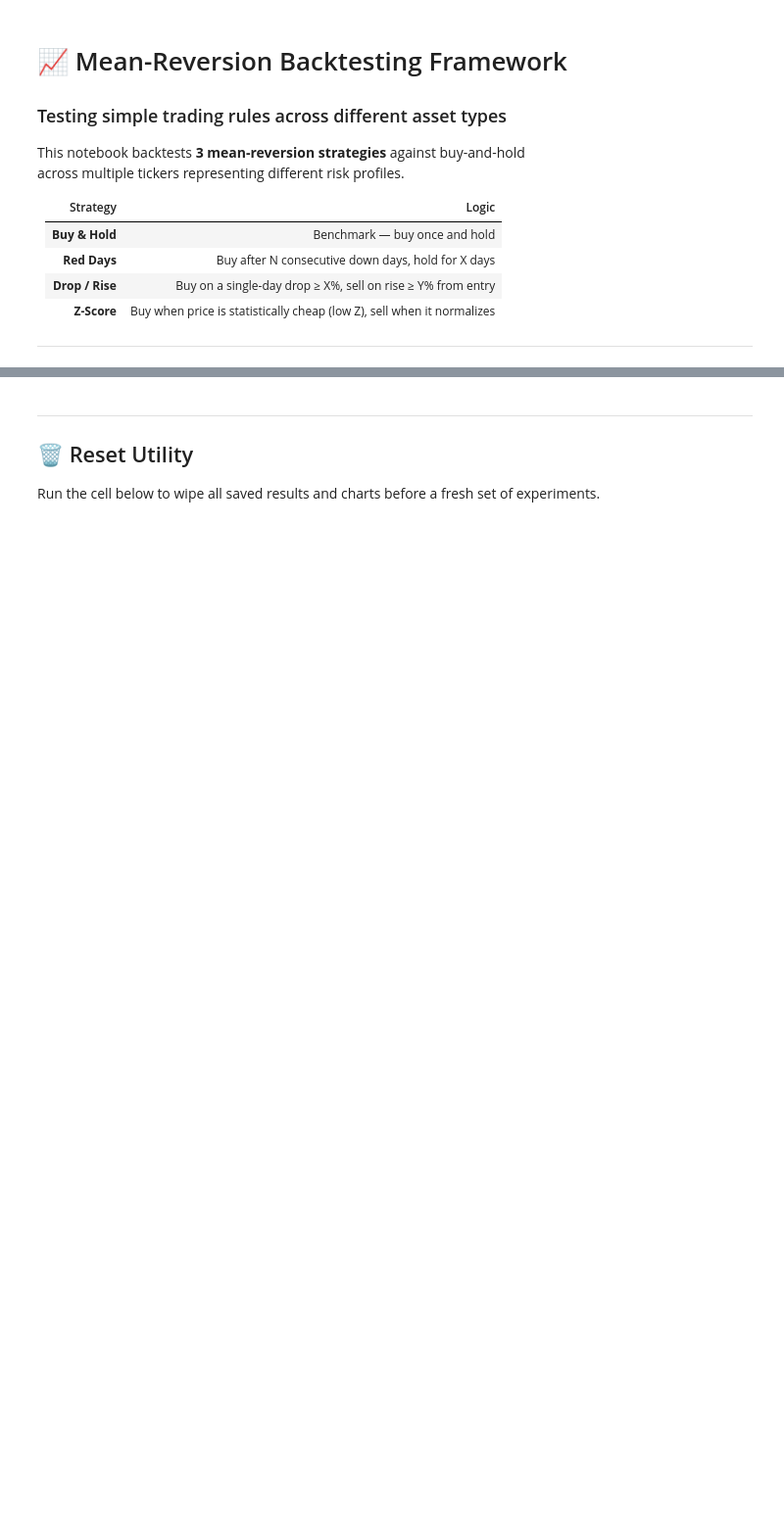
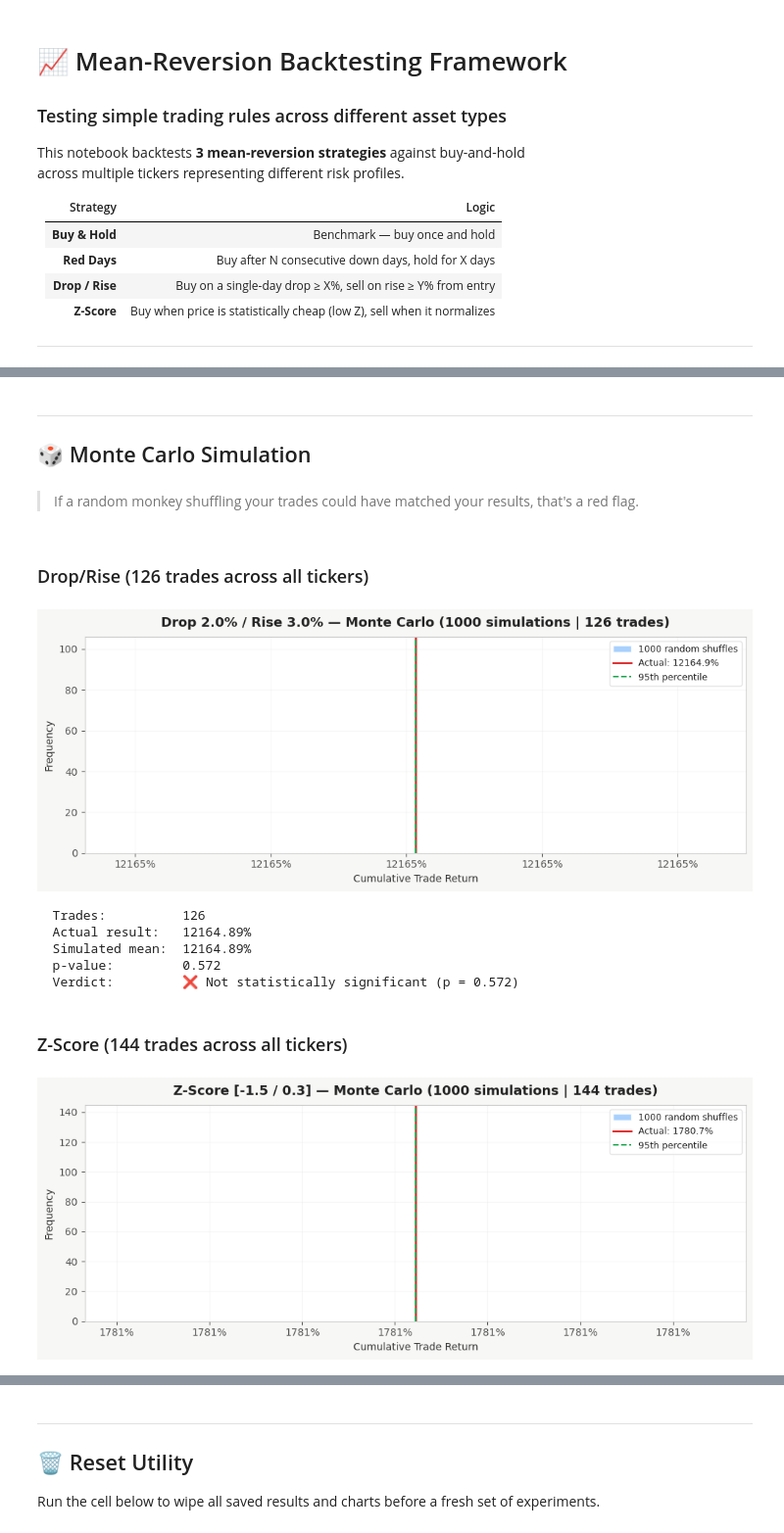
Before and after one commit to Owl-29/algo-trading-backtest, a Jupyter notebook: Algo_Trading_Backtest.ipynb, the cells around one changed output, grey strips where cells are left out. Shown at 98% size. Saved outputs shown, nothing was run; the diff lists cells and outputs as text; code cells hidden in the pictures; blank space fills up the shorter version.

```diff
--- a/Algo_Trading_Backtest.ipynb
+++ b/Algo_Trading_Backtest.ipynb
@@ -503,0 +811,79 @@ print("   charts/")
+# %%
+# ── Monte Carlo Simulation ────────────────────────────────────────────────────
+# Shuffles actual trade returns 1000 times.
+# p-value < 0.05 = statistically meaningful result.
+# p-value > 0.15 = random chance could easily produce your result.
+# Run AFTER the main backtest cell.
+display(Markdown("---\n## \U0001f3b2 Monte Carlo Simulation"))
+display(Markdown("> If a random monkey shuffling your trades could have matched your results, that's a red flag."))
+
+N_SIMS = 1000
+
+def monte_carlo(trade_returns, label):
+    n = len(trade_returns)
+    if n < 3:
+        print(f"\u26a0\ufe0f  Not enough trades for Monte Carlo on {label} (need >= 3, got {n}).")
+        return
+
+    actual = float(np.prod([1 + r for r in trade_returns]) - 1)
+    sims   = np.array([
+        float(np.prod([1 + r for r in np.random.permutation(trade_returns)]) - 1)
+        for _ in range(N_SIMS)
+    ])
+    p_value = float(np.mean(sims >= actual))
+
+    fig, ax = plt.subplots(figsize=(10, 4))
+    ax.hist(sims, bins=50, color="#93c5fd", edgecolor="white", alpha=0.8,
+            label=f"{N_SIMS} random shuffles")
+    ax.axvline(actual, color="#dc2626", linewidth=2, label=f"Actual: {actual:.1%}")
+    ax.axvline(np.percentile(sims, 95), color="#16a34a", linewidth=1.5,
+               linestyle="--", label="95th percentile")
+    ax.set_title(f"{label} — Monte Carlo ({N_SIMS} simulations | {n} trades)", pad=10)
+    ax.set_xlabel("Cumulative Trade Return")
+    ax.set_ylabel("Frequency")
+    ax.xaxis.set_major_formatter(mticker.FuncFormatter(lambda x, _: f"{x:.0%}"))
+    ax.legend(fontsize=9); ax.grid(True, alpha=0.3)
+    plt.tight_layout(); plt.show()
+
+    if p_value < 0.05:
+        verdict = f"\u2705 Statistically meaningful (p = {p_value:.3f})"
+    elif p_value < 0.15:
+        verdict = f"\U0001f7e1 Borderline (p = {p_value:.3f})"
+    else:
+        verdict = f"\u274c Not statistically significant (p = {p_value:.3f})"
+
+    print(f"  Trades:          {n}")
+    print(f"  Actual result:   {actual:.2%}")
+    print(f"  Simulated mean:  {sims.mean():.2%}")
+    print(f"  p-value:         {p_value:.3f}")
+    print(f"  Verdict:         {verdict}\n")
+
+all_t2 = [row["Trade Return"] for row in trade_log_2_rows]
+all_t3 = [row["Trade Return"] for row in trade_log_3_rows]
+
+if all_t2:
+    display(Markdown(f"### Drop/Rise  ({len(all_t2)} trades across all tickers)"))
+    monte_carlo(all_t2, strat2_label)
+else:
+    print("\u26a0\ufe0f  No Drop/Rise trades found. Run main backtest first.")
+
+if all_t3:
+    display(Markdown(f"### Z-Score  ({len(all_t3)} trades across all tickers)"))
+    monte_carlo(all_t3, strat3_label)
+else:
+    print("\u26a0\ufe0f  No Z-Score trades found. Run main backtest first.")
+
+print("\u2705  Monte Carlo complete.")
+# %% [output]
+---
+## 🎲 Monte Carlo Simulation
+> If a random monkey shuffling your trades could have matched your results, that's a red flag.
+### Drop/Rise  (126 trades across all tickers)
+[figure, added]
+  Trades:          126
+  Actual result:   12164.89%
+  Simulated mean:  12164.89%
+  p-value:         0.572
+  Verdict:         ❌ Not statistically significant (p = 0.572)
+### Z-Score  (144 trades across all tickers)
+[figure, added]
```
Also changed, not shown: parts of 11 cells of this notebook, 1 other file.
